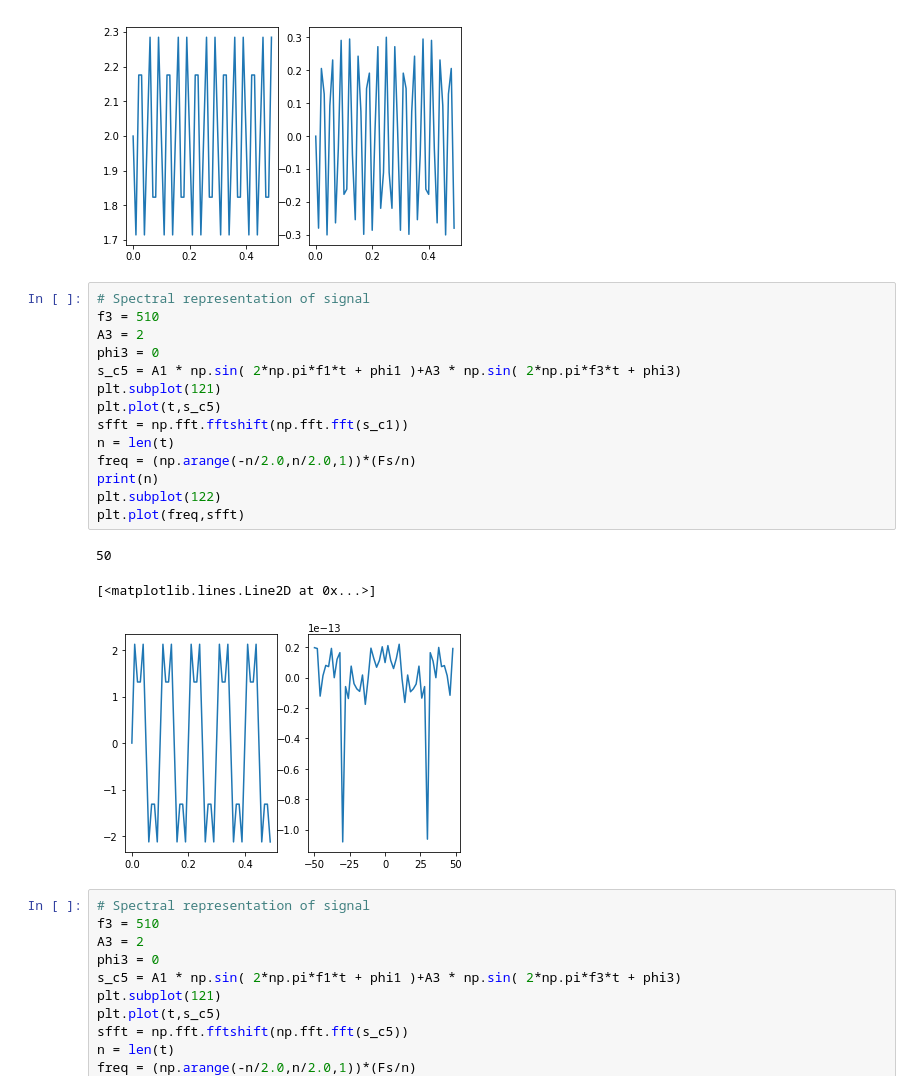
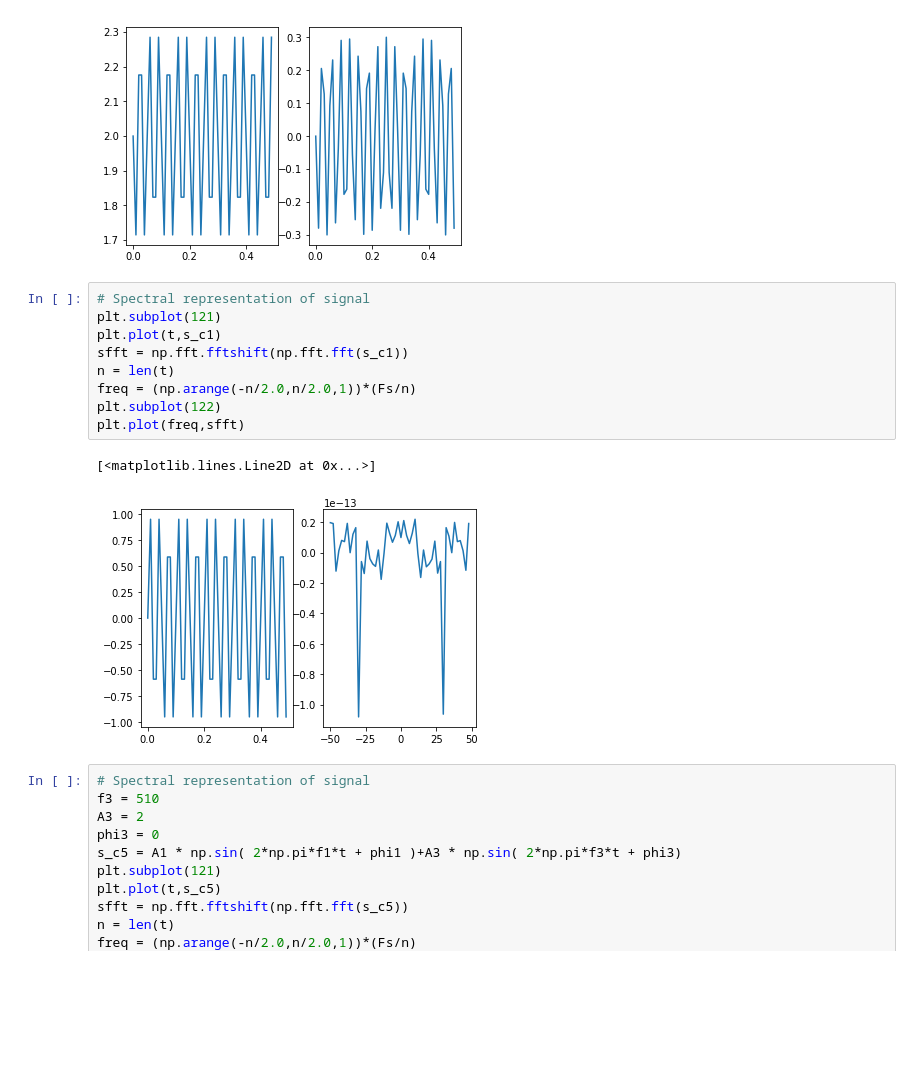
Before and after one commit to Lind-sy/Medical-Signal-HomeWork, a Jupyter notebook: Labwork_1_6.ipynb, the cells around one changed output. Saved outputs shown, nothing was run; the diff lists cells and outputs as text; blank space fills up the shorter version.

```diff
--- a/Labwork_1_6.ipynb
+++ b/Labwork_1_6.ipynb
@@ -111,22 +111,16 @@ plt.plot(t,s_c4)
 [figure]
 # %%
 # Spectral representation of signal
-f3 = 510
-A3 = 2
-phi3 = 0
-s_c5 = A1 * np.sin( 2*np.pi*f1*t + phi1 )+A3 * np.sin( 2*np.pi*f3*t + phi3)
 plt.subplot(121)
-plt.plot(t,s_c5)
+plt.plot(t,s_c1)
 sfft = np.fft.fftshift(np.fft.fft(s_c1))
 n = len(t)
 freq = (np.arange(-n/2.0,n/2.0,1))*(Fs/n)
-print(n)
 plt.subplot(122)
 plt.plot(freq,sfft)
 # %% [output]
-50
+[<matplotlib.lines.Line2D at 0x...>]
-[<matplotlib.lines.Line2D at 0x...>]
-[figure, old version]
+[figure, new version]
 # %%
 # Spectral representation of signal
 f3 = 510
```
Also changed, not shown: 2 other files.
